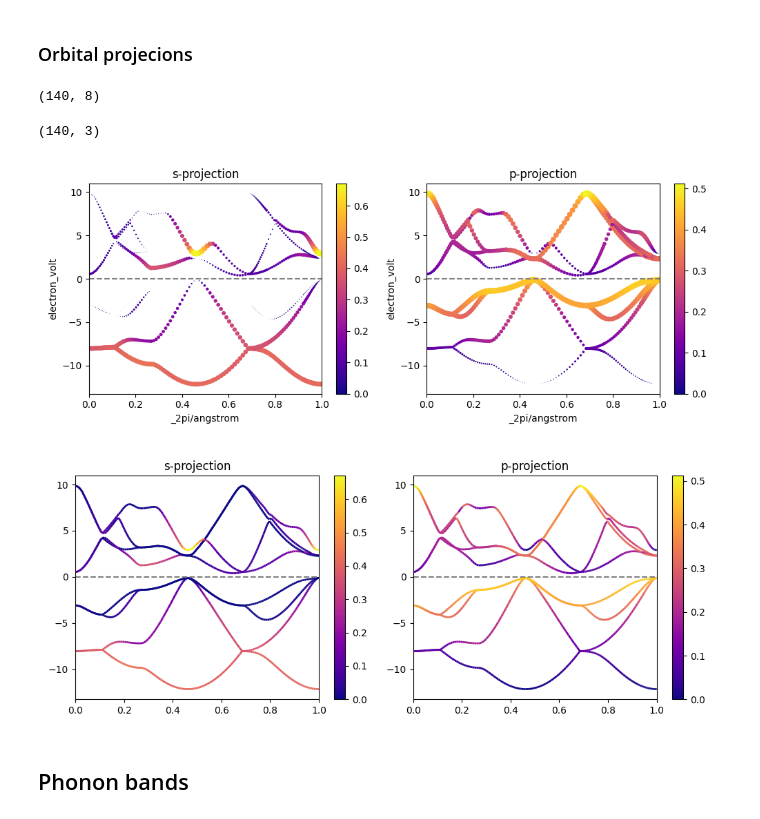
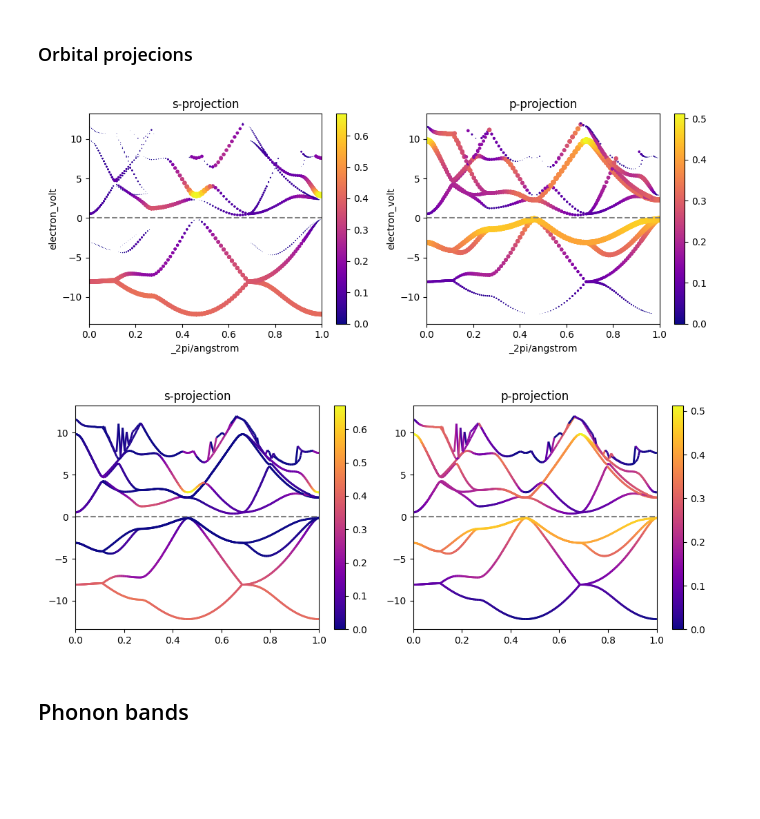
Before and after one commit to Lattay/YAIV, a Jupyter notebook: Tutorial/plot.ipynb, the cells around one changed output. Drawn from its saved outputs; the diff is of its cells as text; code cells hidden in the pictures; blank space fills up the shorter version.

```diff
--- a/Tutorial/plot.ipynb
+++ b/Tutorial/plot.ipynb
@@ -93,16 +93,8 @@ ax=plot.bandsDOS([b1,b2],
 # %% [markdown]
 ### Orbital projecions
-# %%
-bands.eigenvalues.shape
-# %% [output]
-(140, 8)
-# %%
-bands.kpoints.shape
-# %% [output]
-(140, 3)
 # %%
 bands=spectrum.ElectronBands('data/vasp/RESULTS/OUTCAR_BS')
-bands.kpath=grep.kpath('data/vasp/RESULTS/KPATH')
+bands.kpath=grep.kpath('data/vasp/KPATH')
 projections=grep.kpointsEnergies('data/vasp/RESULTS/PROCAR')
 
 fig,ax = plt.subplots(1,2,figsize=(10,4))
@@ -123,28 +115,28 @@ for x in ax:
 plt.tight_layout()
 plt.show()
 # %% [output]
-[figure, old version]
+[figure, new version]
 # %%
 bands=spectrum.ElectronBands('data/vasp/RESULTS/OUTCAR_BS')
-bands.kpath=grep.kpath('data/vasp/RESULTS/KPATH')
+bands.kpath=grep.kpath('data/vasp/KPATH')
 projections=grep.kpointsEnergies('data/vasp/RESULTS/PROCAR')
 
 fig,ax = plt.subplots(1,2,figsize=(10,4))
 x,scatter=bands.plot_color(weights=projections.projections(l=0),
                ax=ax[0],
                shift=bands.fermi)
 x.set_title('s-projection')
 plt.colorbar(scatter)
 x,scatter=bands.plot_color(weights=projections.projections(l=1),
                ax=ax[1],
                shift=bands.fermi)
 x.set_title('p-projection')
 plt.colorbar(scatter)
 for x in ax:
     x.axhline(0,linestyle='--',color='gray')
 plt.tight_layout()
 plt.show()
 # %% [output]
-[figure, old version]
+[figure, new version]
 # %% [markdown]
 ## Phonon bands
```
Also changed, not shown: parts of 4 cells of this notebook, 11 other files.
